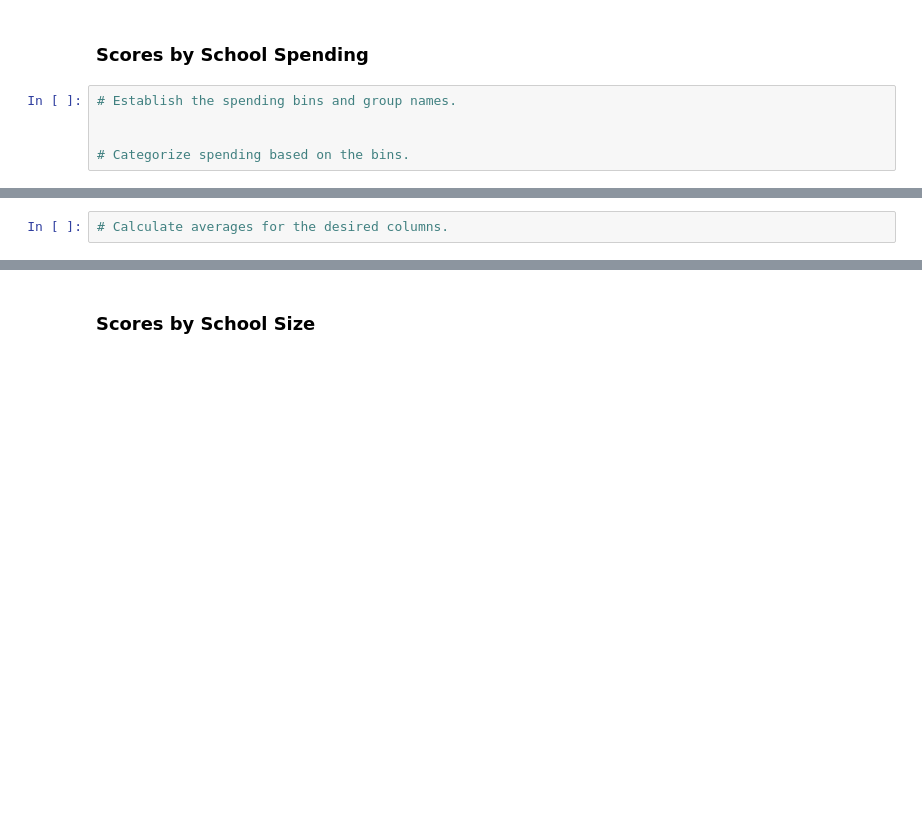
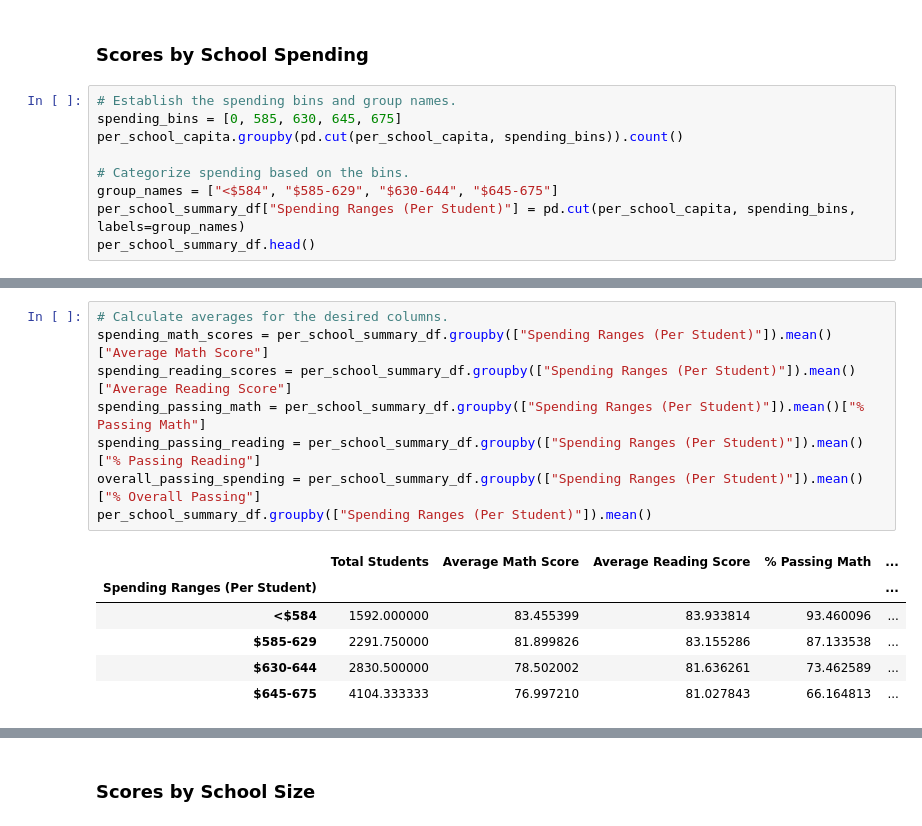
Before and after one commit to yaejinpark/school-district-analysis, a Jupyter notebook: PyCitySchools_Challenge.ipynb, the cells around one changed output, grey strips where cells are left out. Saved outputs shown, nothing was run; the diff lists cells and outputs as text; blank space fills up the shorter version.

```diff
--- a/PyCitySchools_Challenge.ipynb
+++ b/PyCitySchools_Challenge.ipynb
@@ -369,6 +475,10 @@ ths_passing_overall_percentage
 ### Scores by School Spending
 # %%
 # Establish the spending bins and group names.
-
+spending_bins = [0, 585, 630, 645, 675]
+per_school_capita.groupby(pd.cut(per_school_capita, spending_bins)).count()
 
 # Categorize spending based on the bins.
+group_names = ["<$584", "$585-629", "$630-644", "$645-675"]
+per_school_summary_df["Spending Ranges (Per Student)"] = pd.cut(per_school_capita, spending_bins, labels=group_names)
+per_school_summary_df.head()
@@ -375,4 +492,17 @@ ths_passing_overall_percentage
 # %%
 # Calculate averages for the desired columns.
+spending_math_scores = per_school_summary_df.groupby(["Spending Ranges (Per Student)"]).mean()["Average Math Score"]
+spending_reading_scores = per_school_summary_df.groupby(["Spending Ranges (Per Student)"]).mean()["Average Reading Score"]
+spending_passing_math = per_school_summary_df.groupby(["Spending Ranges (Per Student)"]).mean()["% Passing Math"]
+spending_passing_reading = per_school_summary_df.groupby(["Spending Ranges (Per Student)"]).mean()["% Passing Reading"]
+overall_passing_spending = per_school_summary_df.groupby(["Spending Ranges (Per Student)"]).mean()["% Overall Passing"]
+per_school_summary_df.groupby(["Spending Ranges (Per Student)"]).mean()
+# %% [output]
+|  | Total Students | Average Math Score | Average Reading Score | % Passing Math | ... |
+| Spending Ranges (Per Student) |  |  |  |  | ... |
+| <$584 | 1592.000000 | 83.455399 | 83.933814 | 93.460096 | ... |
+| $585-629 | 2291.750000 | 81.899826 | 83.155286 | 87.133538 | ... |
+| $630-644 | 2830.500000 | 78.502002 | 81.636261 | 73.462589 | ... |
+| $645-675 | 4104.333333 | 76.997210 | 81.027843 | 66.164813 | ... |
 # %%
 # Create the DataFrame
```
Also changed, not shown: parts of 26 cells of this notebook.
